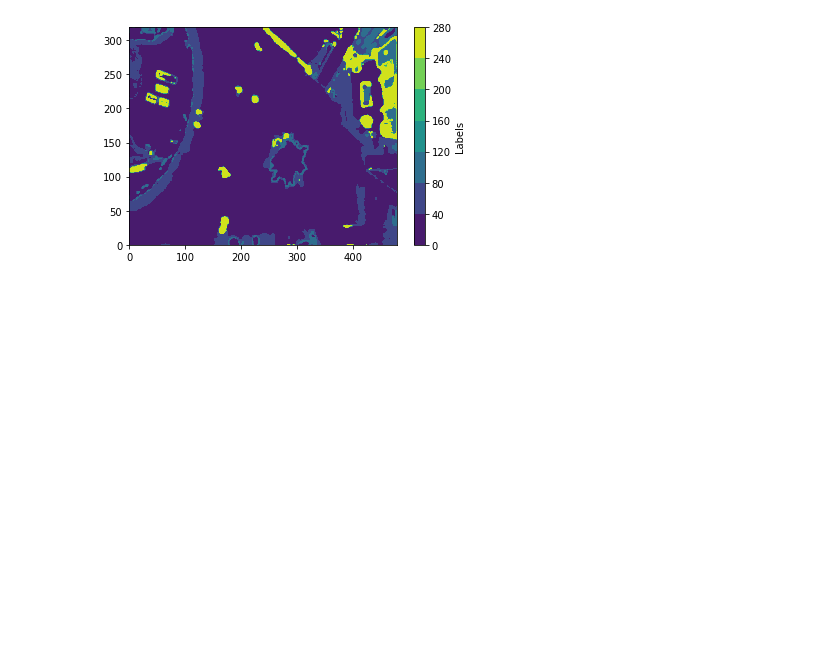
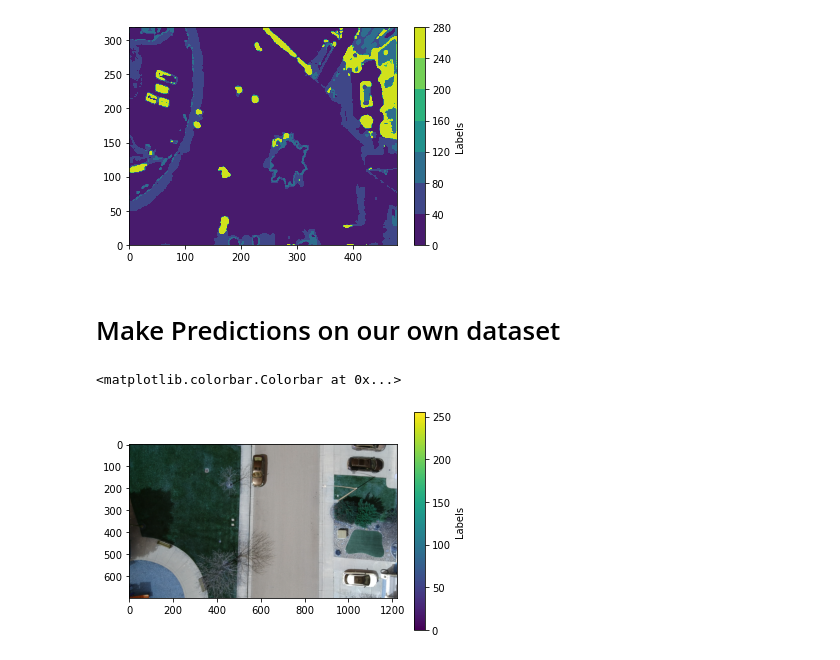
Before and after one commit to AntonioCervantes/Drone-AI-Segmentation, a Jupyter notebook: Segmentation/assets/visualizations.ipynb, the cells around one changed output. Saved outputs shown, nothing was run; the diff lists cells and outputs as text; code cells hidden in the pictures; blank space fills up the shorter version.

Commit message:
Update visualization

```diff
--- a/Segmentation/assets/visualizations.ipynb
+++ b/Segmentation/assets/visualizations.ipynb
@@ -32,3 +32,15 @@ plt.colorbar(label="Labels")
 # %% [output]
 <matplotlib.colorbar.Colorbar at 0x...>
 [figure]
+# %% [markdown]
+# Make Predictions on our own dataset
+# %%
+image_path = "../data/"
+img = os.path.join(image_path, "drone_pic.PNG")
+x = cv2.imread(img, cv2.IMREAD_COLOR)
+plt.figure()
+plt.imshow(x)
+plt.colorbar(label="Labels")
+# %% [output]
+<matplotlib.colorbar.Colorbar at 0x...>
+[figure, added]
```
Also changed, not shown: parts of 1 cell of this notebook.
